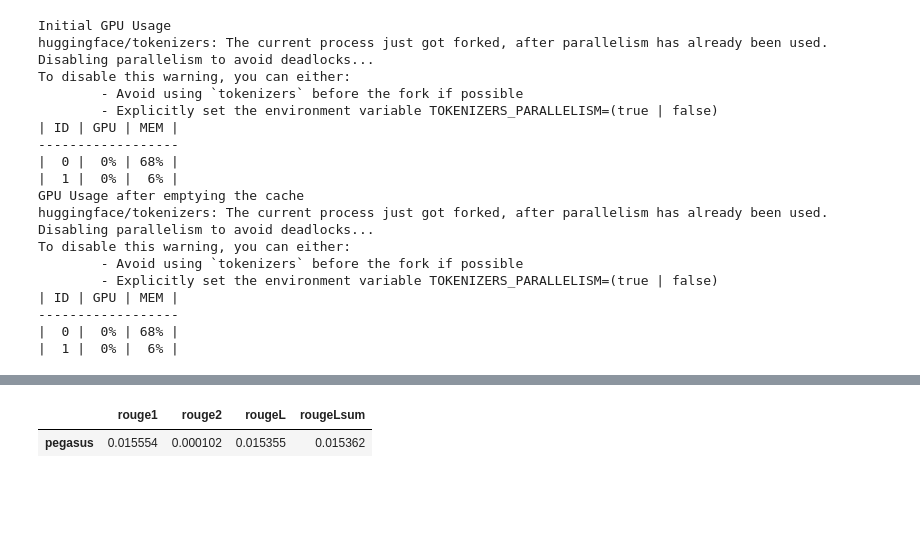
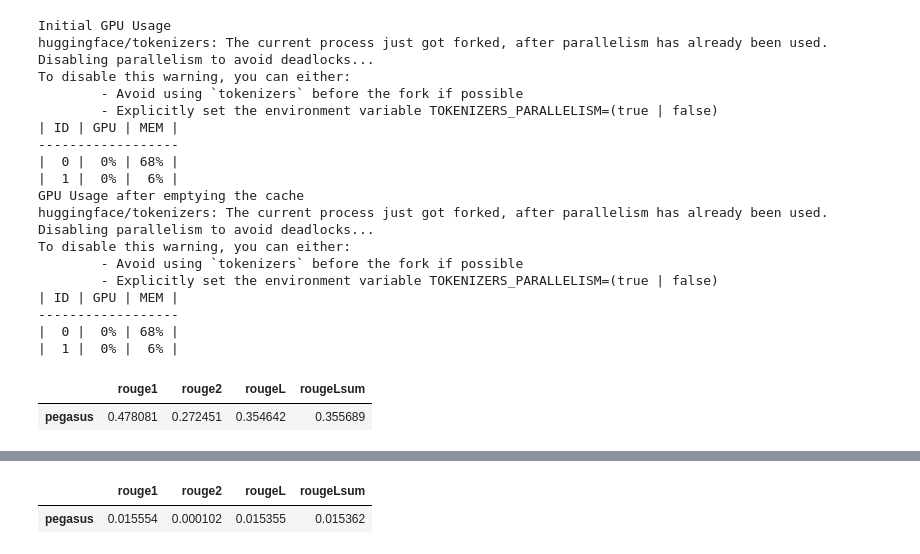
Before and after one commit to anick09/NLP_Tweet_Summarisation, a Jupyter notebook: finetuning-pegasus.ipynb, the cells around one changed output, grey strips where cells are left out. Saved outputs shown, nothing was run; the diff lists cells and outputs as text; code cells hidden in the pictures; blank space fills up the shorter version.

```diff
--- a/finetuning-pegasus.ipynb
+++ b/finetuning-pegasus.ipynb
@@ -353,6 +408,27 @@ model_ckpt = "/kaggle/input/finetuned"
 tokenizer = AutoTokenizer.from_pretrained(model_ckpt)
 
 model_pegasus = AutoModelForSeq2SeqLM.from_pretrained(model_ckpt).to(device)
+# %%
+pred=[]
+for i in tqdm(test['x'],total=len(test)):
+    batch = tokenizer(i, truncation=True, padding="longest", return_tensors="pt").to(device)
+    translated = model_pegasus.generate(**batch)
+    tgt_text = tokenizer.batch_decode(translated, skip_special_tokens=True)
+    pred.append(tgt_text)
+# %%
+from datasets import load_dataset, load_metric
+rouge_metric = load_metric('rouge')
+rouge_metric.add_batch(predictions=pred, references=ref_text)
+
+#  Finally compute and return the ROUGE scores.
+score = rouge_metric.compute()
+rouge_names = ["rouge1", "rouge2", "rougeL", "rougeLsum"]
+rouge_dict = dict((rn, score[rn].mid.fmeasure ) for rn in rouge_names )
+
+pd.DataFrame(rouge_dict, index = ['pegasus'])
+# %% [output]
+|  | rouge1 | rouge2 | rougeL | rougeLsum |
+| pegasus | 0.478081 | 0.272451 | 0.354642 | 0.355689 |
 # %%
 rouge_metric = load_metric('rouge')
 score = calculate_metric_on_test_ds(test,rouge_metric,model_pegasus,tokenizer,4,column_text="x",column_summary='y')
```
Also changed, not shown: parts of 12 cells of this notebook, 1 other file.
